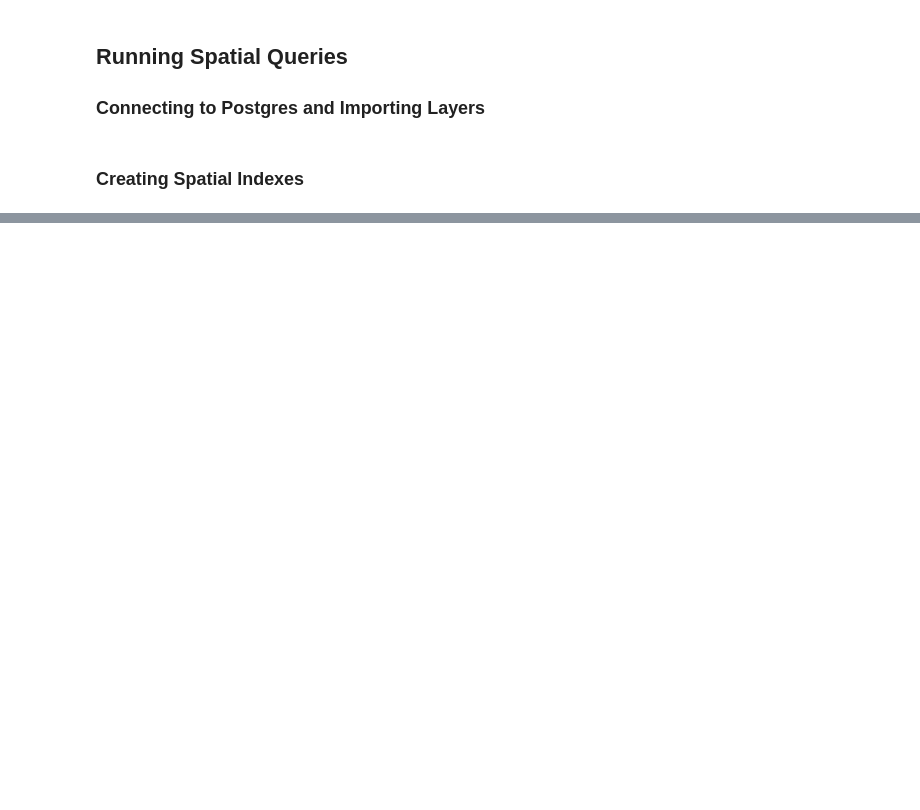
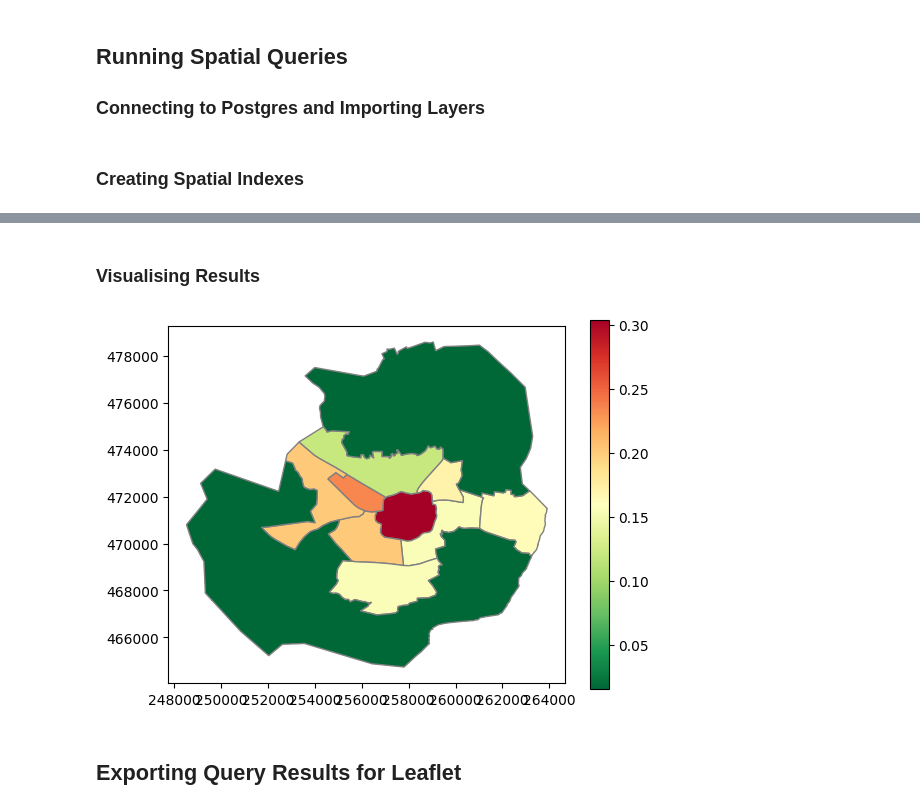
Before and after one commit to armaanFarooqui/portfolio, a Jupyter notebook: enschede_districts_etl/enschede_districts.ipynb, the cells around one changed output, grey strips where cells are left out. Cells and saved outputs as stored; diff of their text form; code cells hidden in the pictures; blank space fills up the shorter version.

```diff
--- a/enschede_districts_etl/enschede_districts.ipynb
+++ b/enschede_districts_etl/enschede_districts.ipynb
@@ -255,0 +437,15 @@ with engine.begin() as conn:
+# %% [markdown]
+### Visualising Results
+# %%
+building_footprint_density.plot(
+    column='building_footprint_density',
+    cmap='RdYlGn_r',
+    edgecolor='grey',
+    legend=True
+)
+
+plt.show()
+# %% [output]
+[figure, added]
+# %% [markdown]
+## Exporting Query Results for Leaflet
```
Also changed, not shown: parts of 18 cells of this notebook, 2 other files.
